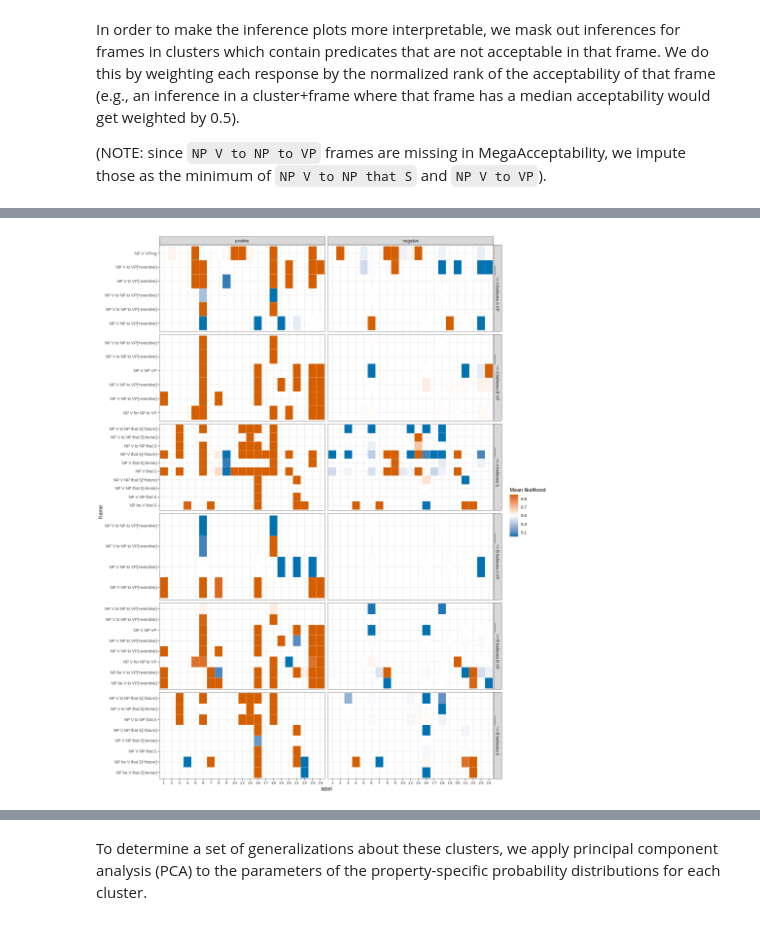
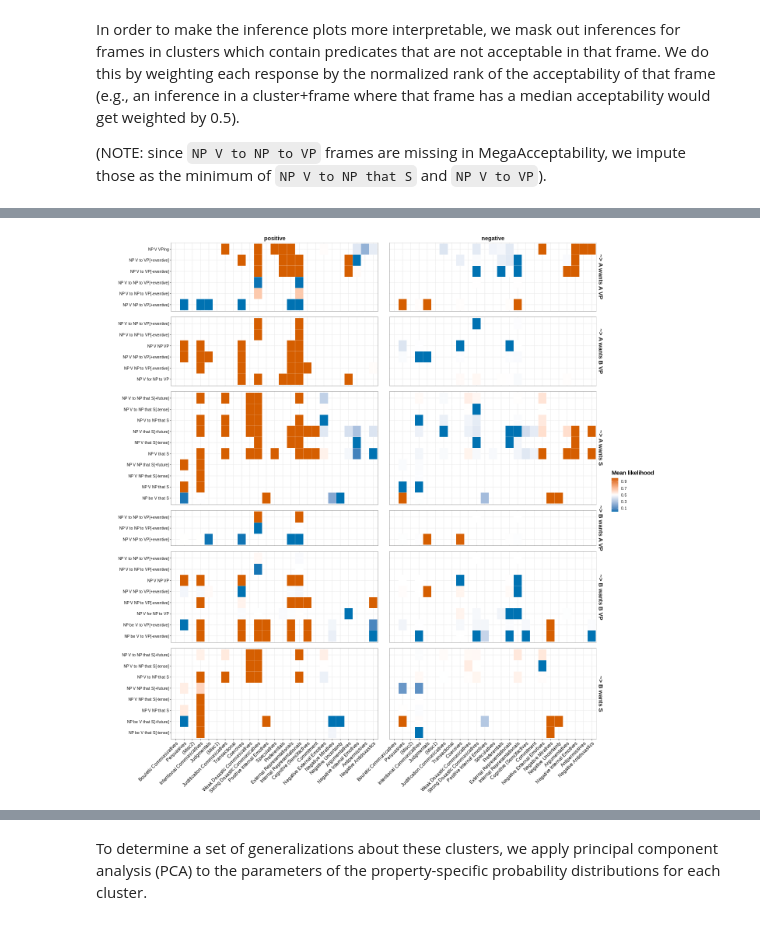
Before and after one commit to bkane2/intensional-gaps, a Jupyter notebook: Intensional Gaps-Sem+Syn.ipynb, the cells around one changed output, grey strips where cells are left out. Cells and saved outputs as stored; diff of their text form; code cells hidden in the pictures.

```diff
--- a/Intensional Gaps-Sem+Syn.ipynb
+++ b/Intensional Gaps-Sem+Syn.ipynb
@@ -2328,0 +2473,5 @@ Verbs with highest weight for component 2
+# %%
+# inference_linkage = linkage(inference_locs.T, method='ward')
+inference_linkage = linkage(inference_locs.T, method='complete', metric='correlation')
+
+inference_linkage
@@ -2420,7 +2714,8 @@ def form_belief_desire_antecedent(row, frame=False, polarity=False):
         antecedent = antecedent.replace('NP', 'A', 1)
         antecedent = antecedent.replace('NP', 'B')
     else:
-        return "____"
+        # return "____"
+        return ""
         # if row.control == 'na':
         #     antecedent = "A __ ((to) B) that S" if positive else "A not __ ((to) B) that S"
         # else:
@@ -2765,8 +2949,8 @@ best_belief_desire_locs_w_melt = best_belief_desire_locs_melt.merge(best_accepta
 best_belief_desire_locs_w_melt['rank'] = best_belief_desire_locs_w_melt.apply(lambda row: impute_missing_rank(best_acceptability_locs_melt, row), axis=1)
 
 # best_belief_desire_locs_w_melt['value_w'] = best_belief_desire_locs_w_melt['value'] * best_belief_desire_locs_w_melt['rank']
-# best_belief_desire_locs_w_melt['value_w'] = np.where(best_belief_desire_locs_w_melt['rank']>=0.75, best_belief_desire_locs_w_melt['value'], 0.5)
-best_belief_desire_locs_w_melt = best_belief_desire_locs_w_melt.query("rank >= 0.75")
+best_belief_desire_locs_w_melt['value_w'] = np.where(best_belief_desire_locs_w_melt['rank']>=0.75, best_belief_desire_locs_w_melt['value'], np.nan)
+# best_belief_desire_locs_w_melt = best_belief_desire_locs_w_melt.query("rank >= 0.75")
 
 best_belief_desire_locs_w_melt
 # %% [output]
@@ -2839,0 +3024,2 @@ best_veridicality_locs_w_melt
+# %%
+cluster_order_l = [cluster_labels[c] for c in cluster_order]
@@ -2840,56 +3093,52 @@ best_veridicality_locs_w_melt
 # %%
-%%R -i best_belief_desire_locs_w_melt -i cluster_order -w 13 -h 16 -u in
+%%R -i best_belief_desire_locs_w_melt -i cluster_order_l -i best_n_components -w 20 -h 20 -u in
 
 library(tidyverse)
 
 theme_set(theme_bw())
 
-best_belief_desire_locs_w_melt <- filter(best_belief_desire_locs_w_melt, inferencetype=='doxastic')
-
-# cluster_order = c('0', '1', '2', '3', '4', '5', '6', '7', '8', '9', '10', '11', '12', '13', '14', '15', '16', '17', '18', '19')
+best_belief_desire_locs_w_melt <- filter(best_belief_desire_locs_w_melt, inferencetype=='bouletic')
 
 best_belief_desire_locs_w_melt$label <- ordered(best_belief_desire_locs_w_melt$label,
-                                                levels=cluster_order)
+                                                levels=cluster_order_l)
 
 best_belief_desire_locs_w_melt$template <- factor(best_belief_desire_locs_w_melt$template)
 best_belief_desire_locs_w_melt$polarity <- factor(best_belief_desire_locs_w_melt$polarity, levels=c("positive", "negative"))
 # best_belief_desire_locs_w_melt$frame <- factor(best_belief_desire_locs_w_melt$frame)
 
-g = ggplot(best_belief_desire_locs_w_melt, aes(y=frame, x=label, fill=value-0.5)) +
+g = ggplot(best_belief_desire_locs_w_melt, aes(y=frame, x=label, fill=value_w-0.5)) +
 geom_tile(color="white") +
 scale_fill_gradient2(name='Mean likelihood', low="#0072B2", mid="white", high="#D55E00",
                      breaks=c(-0.4, -0.2, 0, 0.2, 0.4),
-                     labels=c(-0.4, -0.2, 0, 0.2, 0.4)+0.5) +
+                     labels=c(-0.4, -0.2, 0, 0.2, 0.4)+0.5,
+                     na.value = "transparent") +
 # facet_wrap(best_belief_desire_locs_w_melt$template,
 #           labeller = label_wrap_gen(width = 40, multi_line = TRUE),
 #           ncol = 2, scales = "free") +
 facet_grid(best_belief_desire_locs_w_melt$template ~ best_belief_desire_locs_w_melt$polarity,
            labeller = label_wrap_gen(width = 40, multi_line = TRUE),
-           scales = "free")
-theme(axis.text=element_text(size=25, color="black"),
-      axis.text.x=element_text(angle=45, hjust=1),
+           scales = "free", space = "free") +
+theme(axis.text=element_text(size=10, color="black"),
+      axis.text.x=element_text(size=12, angle=45, hjust=1),
       axis.title=element_blank(),
-      axis.ticks=element_blank(),
-      legend.title=element_text(size=25, face="bold"),
-      legend.text=element_text(size=20),
-      legend.key.width=unit(3, "cm"),
-      legend.position="bottom",
+      legend.title=element_text(size=15, face="bold"),
+      legend.text=element_text(size=10),
       panel.background=element_blank(),
-      panel.border=element_blank(),
-      panel.grid.major=element_blank(),
-      panel.grid.minor=element_blank(),
-      panel.spacing = unit(4, "lines"),
+      panel.spacing.x = unit(2, "lines"),
+      panel.spacing.y = unit(1, "lines"),
       plot.background=element_blank(),
       strip.background=element_rect(fill="white", color="white"),
-      strip.text=element_text(size=25, face="bold"),
-      plot.margin=unit(c(0,0,0,2),"cm"))
+      strip.text=element_text(size=15, face="bold"),
+      strip.clip = "off",
+      plot.margin=unit(c(0,0,0,2),"cm")
+)
 
 
 
-ggsave('plots/doxastic-loadings-22.pdf', width=13, height=16, limitsize=FALSE)
-ggsave('plots/doxastic-loadings-22.png', width=13, height=16, limitsize=FALSE)
+ggsave(sprintf('plots/bouletic-loadings-%s.pdf', best_n_components), width=20, height=20, limitsize=FALSE)
+ggsave(sprintf('plots/bouletic-loadings-%s.png', best_n_components), width=20, height=20, limitsize=FALSE)
 
 g
 # %% [output]
-[figure, old version]
+[figure, new version]
 # %%
```
Also changed, not shown: parts of 53 cells of this notebook.
